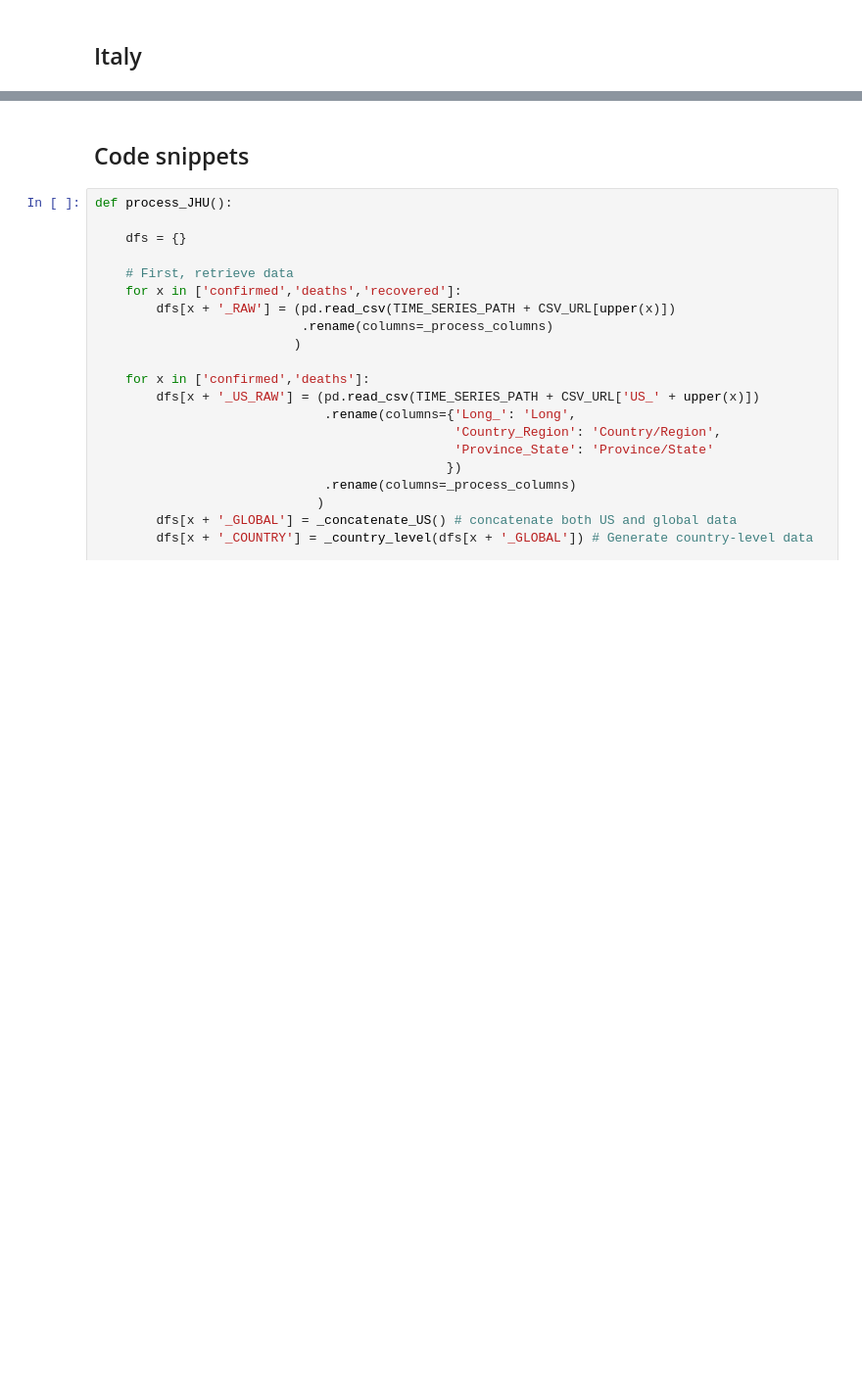
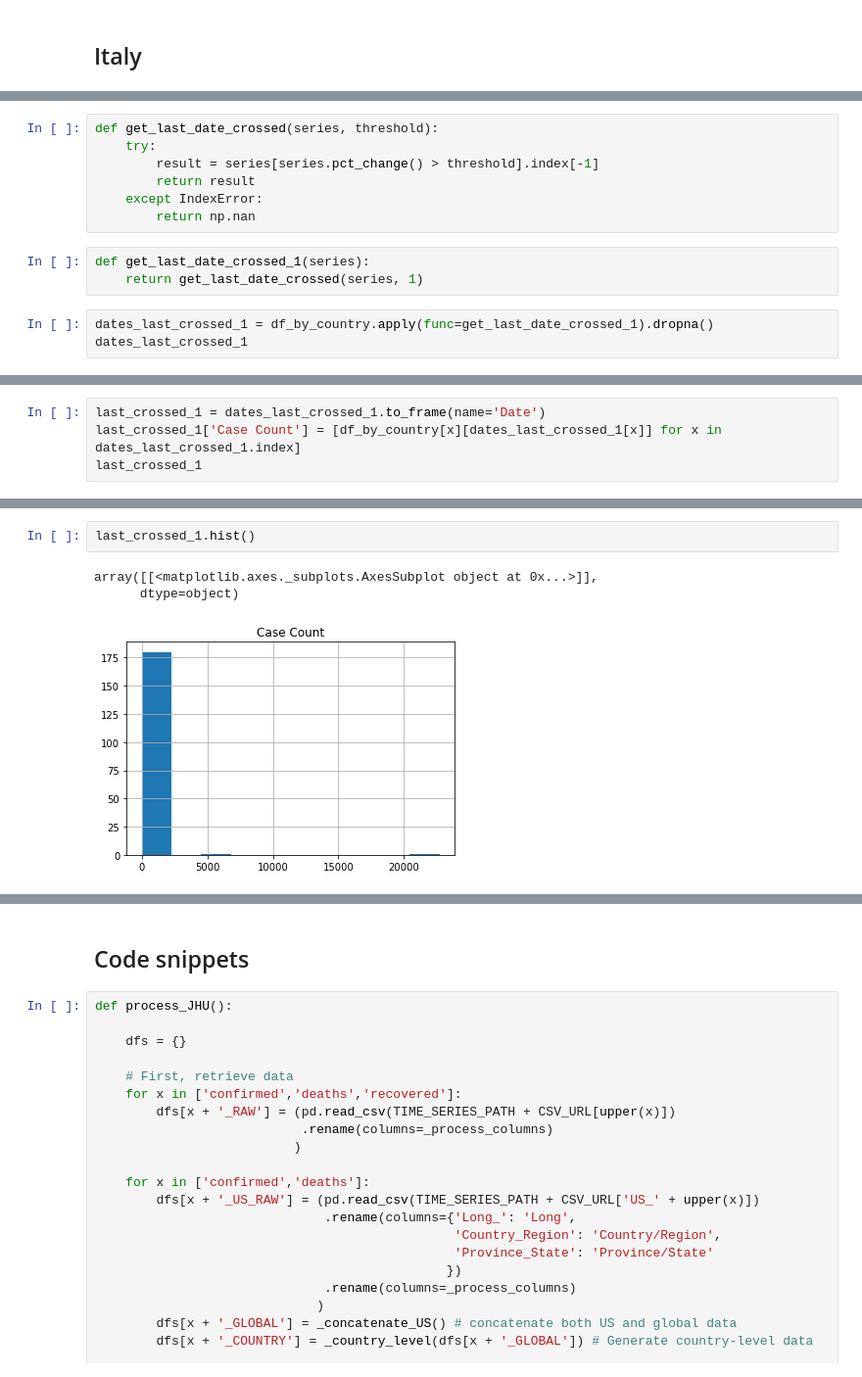
Before and after one commit to jaysttw/covid-19-analyses, a Jupyter notebook: COVID-19.ipynb, the cells around one changed output, grey strips where cells are left out. Shown at 98% size. Cells and saved outputs as stored; diff of their text form; blank space fills up the shorter version.

```diff
--- a/COVID-19.ipynb
+++ b/COVID-19.ipynb
@@ -229,0 +292,13 @@ cases_and_rate(df_by_country['Italy'])
+# %%
+def get_last_date_crossed(series, threshold):
+    try:
+        result = series[series.pct_change() > threshold].index[-1]
+        return result
+    except IndexError:
+        return np.nan
+# %%
+def get_last_date_crossed_1(series):
+    return get_last_date_crossed(series, 1)
+# %%
+dates_last_crossed_1 = df_by_country.apply(func=get_last_date_crossed_1).dropna()
+dates_last_crossed_1
@@ -229,0 +346,4 @@ cases_and_rate(df_by_country['Italy'])
+# %%
+last_crossed_1 = dates_last_crossed_1.to_frame(name='Date')
+last_crossed_1['Case Count'] = [df_by_country[x][dates_last_crossed_1[x]] for x in dates_last_crossed_1.index]
+last_crossed_1
@@ -229,0 +377,6 @@ cases_and_rate(df_by_country['Italy'])
+# %%
+last_crossed_1.hist()
+# %% [output]
+array([[<matplotlib.axes._subplots.AxesSubplot object at 0x...>]],
+      dtype=object)
+[figure, added]
```
Also changed, not shown: parts of 39 cells of this notebook.
